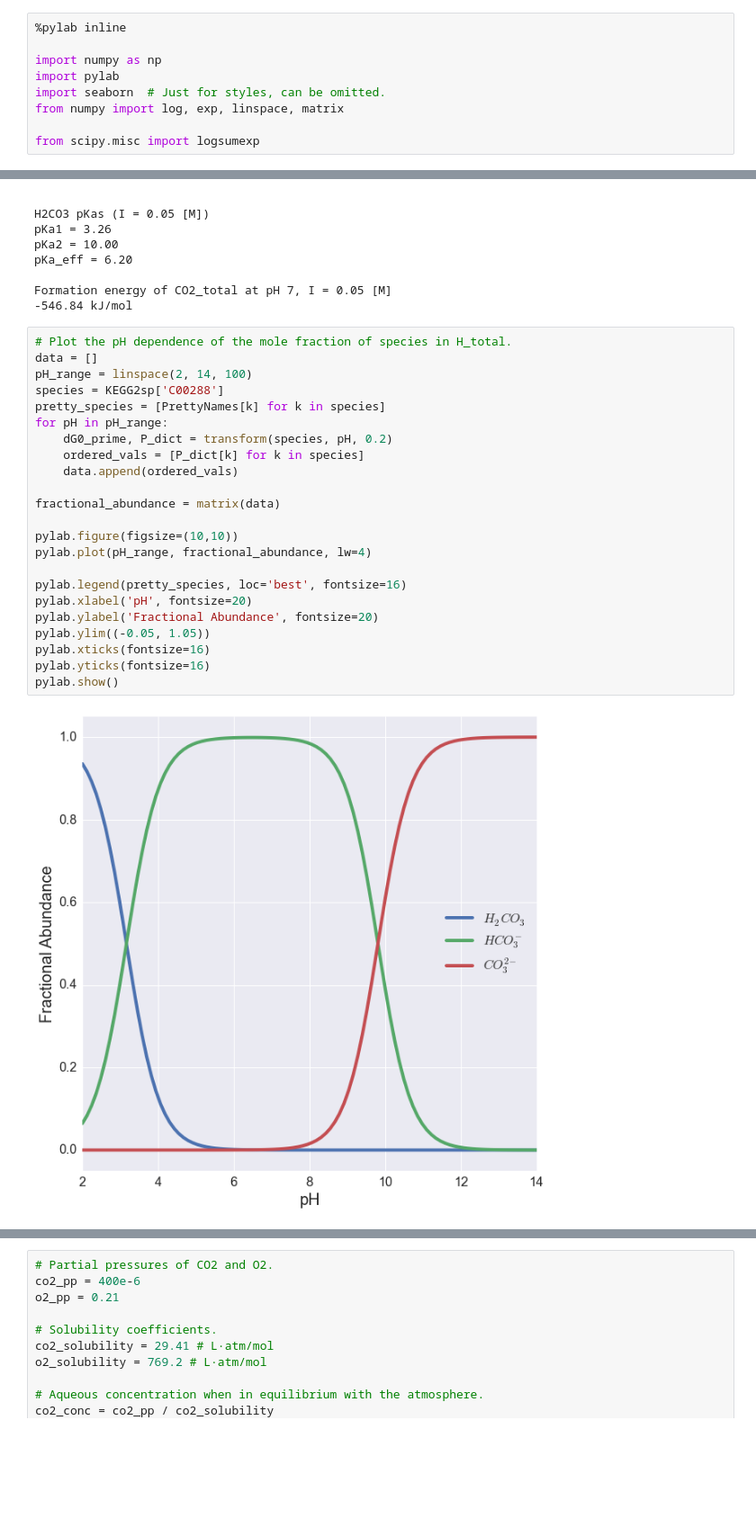
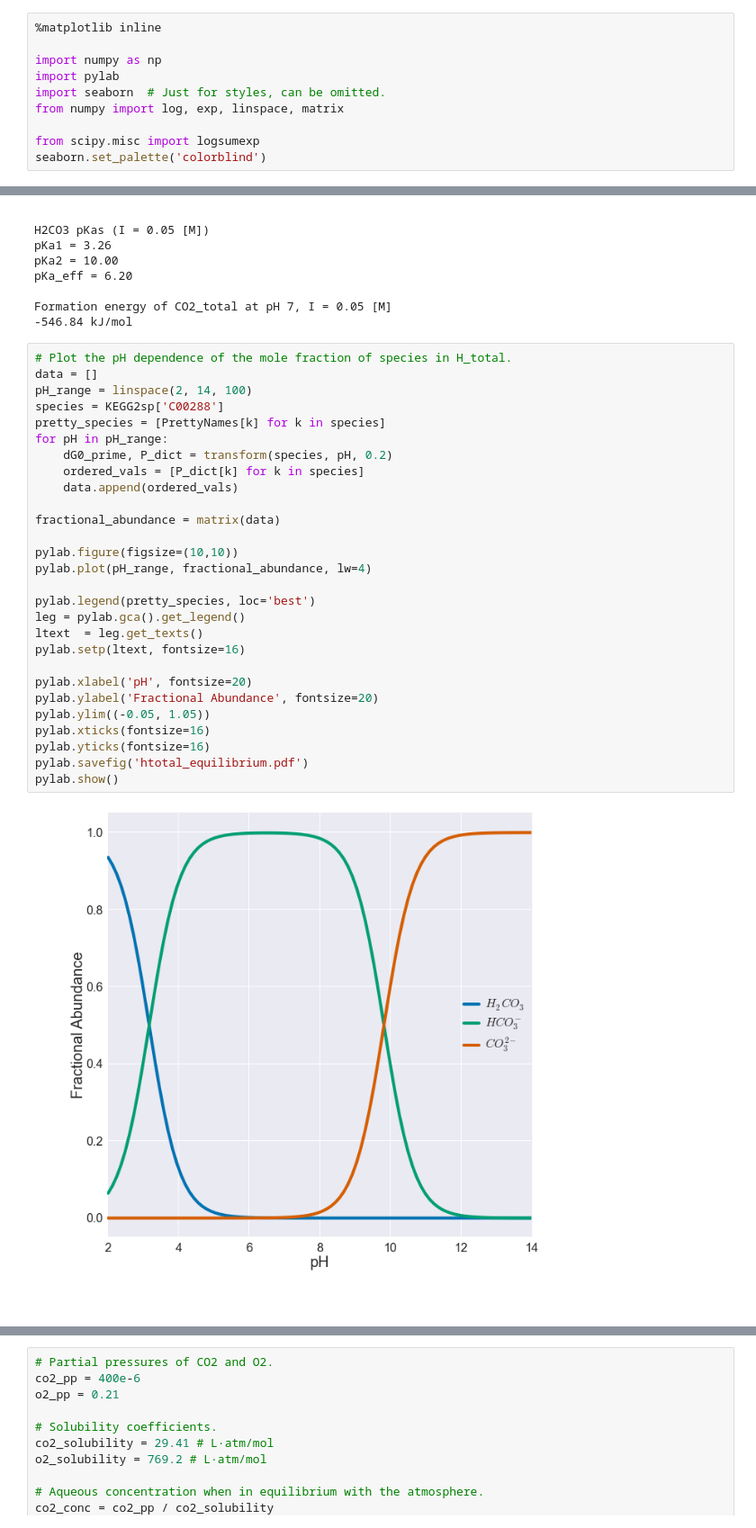
Before and after one commit to niallmm/ccm_Trichodesmium, a Jupyter notebook: python/ipython_notebooks/CO2_Htotal_Equilibria.ipynb, the cells around one changed output, grey strips where cells are left out. Shown at 90% size. Drawn from its saved outputs; the diff is of its cells as text; blank space fills up the shorter version.

Commit message:
Figures use colorblind-safe colors. Add notebook for timescale estimates.

```diff
--- a/python/ipython_notebooks/CO2_Htotal_Equilibria.ipynb
+++ b/python/ipython_notebooks/CO2_Htotal_Equilibria.ipynb
@@ -1,7 +1,7 @@
 # %% [markdown]
 $CO_2$ and $H_{total}$ equilibrium calculations. Thanks to Elad Noor for the initial implementation.
 # %%
-%pylab inline
+%matplotlib inline
 
 import numpy as np
 import pylab
@@ -9,3 +9,4 @@ import seaborn  # Just for styles, can be omitted.
 from numpy import log, exp, linspace, matrix
 
 from scipy.misc import logsumexp
+seaborn.set_palette('colorblind')
@@ -164,28 +163,33 @@ Formation energy of CO2_total at pH 7, I = 0.05 [M]
 # %%
 # Plot the pH dependence of the mole fraction of species in H_total.
 data = []
 pH_range = linspace(2, 14, 100)
 species = KEGG2sp['C00288']
 pretty_species = [PrettyNames[k] for k in species]
 for pH in pH_range:
     dG0_prime, P_dict = transform(species, pH, 0.2)
     ordered_vals = [P_dict[k] for k in species]
     data.append(ordered_vals)
 
 fractional_abundance = matrix(data)
 
 pylab.figure(figsize=(10,10))
 pylab.plot(pH_range, fractional_abundance, lw=4)
 
-pylab.legend(pretty_species, loc='best', fontsize=16)
+pylab.legend(pretty_species, loc='best')
+leg = pylab.gca().get_legend()
+ltext  = leg.get_texts()
+pylab.setp(ltext, fontsize=16)
+
 pylab.xlabel('pH', fontsize=20)
 pylab.ylabel('Fractional Abundance', fontsize=20)
 pylab.ylim((-0.05, 1.05))
 pylab.xticks(fontsize=16)
 pylab.yticks(fontsize=16)
+pylab.savefig('htotal_equilibrium.pdf')
 pylab.show()
 # %% [output]
-[figure, old version]
+[figure, new version]
 # %%
 # Plot the response of hydration reaction dGr to pH at different I.
 def draw_pH_response(I, figure):
```
Also changed, not shown: parts of 4 cells of this notebook, 3 other files.
